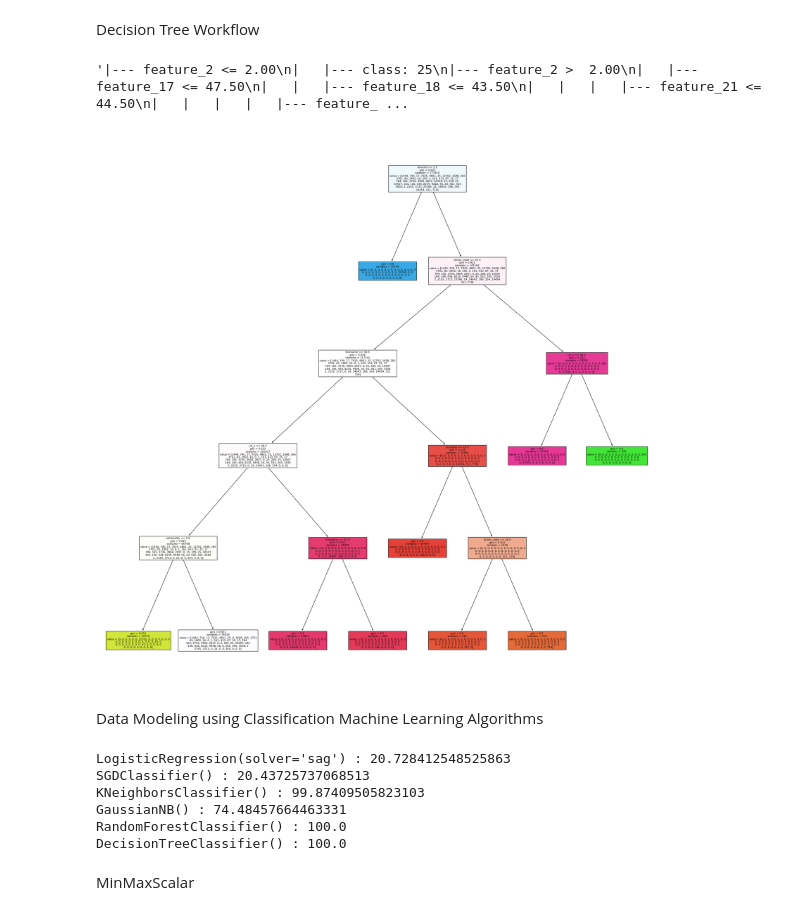
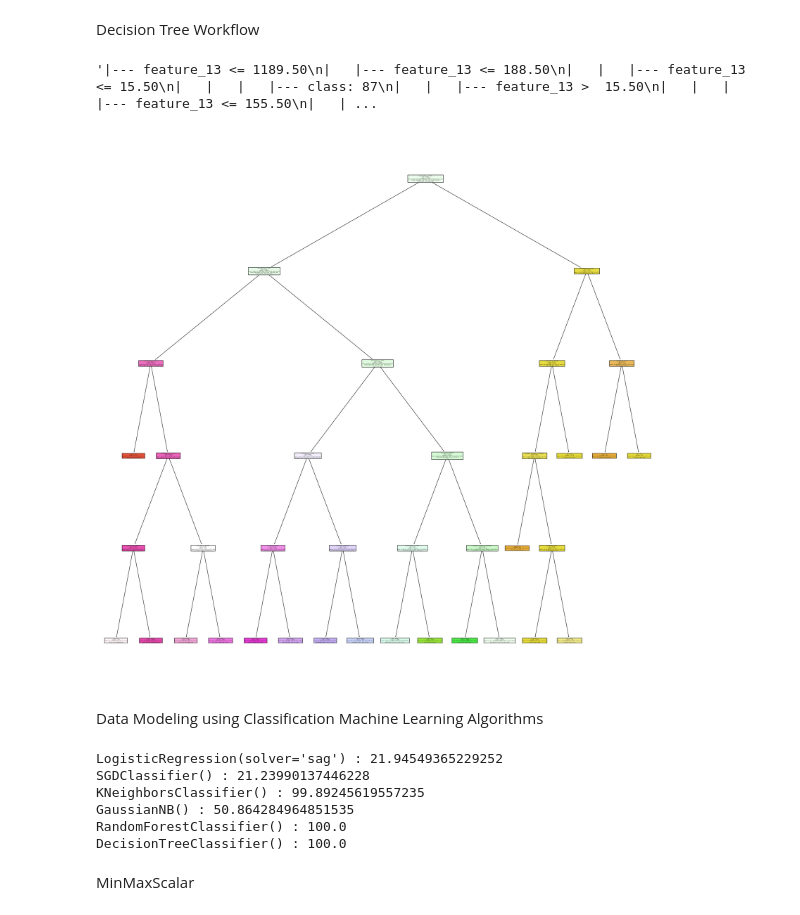
Before and after one commit to ToyotaPrius9/DataScienceFP, a Jupyter notebook: FP.ipynb, the cells around one changed output. Saved outputs shown, nothing was run; the diff lists cells and outputs as text; code cells hidden in the pictures.

```diff
--- a/FP.ipynb
+++ b/FP.ipynb
@@ -521,8 +530,8 @@ df.head()
 # %% [markdown]
 ML Algorithms!!!
 # %%
-x = df.drop(['driver_name'], axis=1) # for ml
-y = df.driver_name # for ml
+x = df.drop(['laps'], axis=1) # for ml target
+y = df.laps # for ml target
 xtrain, xtest, ytrain, ytest = train_test_split(x,y,test_size=0.3,random_state=42) # tain test split formula...
 clf = DecisionTreeClassifier(max_depth=5,random_state=2004) # setting
 clf.fit(xtrain, ytrain)
@@ -533,19 +542,19 @@ Decision Tree Workflow
 # %%
 tree.export_text(clf) # to some kind of text format
 # %% [output]
-'|--- feature_2 <= 2.00\n|   |--- class: 25\n|--- feature_2 >  2.00\n|   |--- feature_17 <= 47.50\n|   |   |--- feature_18 <= 43.50\n|   |   |   |--- feature_21 <= 44.50\n|   |   |   |   |--- feature_ ...
+'|--- feature_13 <= 1189.50\n|   |--- feature_13 <= 188.50\n|   |   |--- feature_13 <= 15.50\n|   |   |   |--- class: 87\n|   |   |--- feature_13 >  15.50\n|   |   |   |--- feature_13 <= 155.50\n|   | ...
 # %%
 # appropriate variables for the decision tree
 fn = list(df.columns)
-fn.remove('driver_name') # dont need the driver name for this one
+fn.remove('laps') # dont need laps for this one
 
 # Plotting decision tree
 dtplot = plt.figure(figsize=(30,30))
 _ = tree.plot_tree(clf,
                feature_names=fn,
                filled=True)
 # %% [output]
-[figure, old version]
+[figure, new version]
 # %% [markdown]
 Data Modeling using Classification Machine Learning Algorithms
 # %%
@@ -558,7 +567,7 @@ gnb = GaussianNB()
 sgdc = SGDClassifier()
 
 li = [lr,sgdc,knn,gnb,rfc,dtc] # Store in a list
-d = {} #emoty array
+d = {} #emty array
 for i in li: # loop for training
     # Formula for finding some sort of accuracy
     i.fit(xtrain,ytrain)
@@ -566,10 +575,10 @@ for i in li: # loop for training
     print(i,":",accuracy_score(ypred,ytest)*100)
     d.update({str(i):i.score(xtest,ytest)*100})
 # %% [output]
-LogisticRegression(solver='sag') : 20.728412548525863
-SGDClassifier() : 20.43725737068513
-KNeighborsClassifier() : 99.87409505823103
-GaussianNB() : 74.48457664463331
+LogisticRegression(solver='sag') : 21.94549365229252
+SGDClassifier() : 21.23990137446228
+KNeighborsClassifier() : 99.89245619557235
+GaussianNB() : 50.864284964851535
 RandomForestClassifier() : 100.0
 DecisionTreeClassifier() : 100.0
 # %% [markdown]
```
Also changed, not shown: parts of 5 cells of this notebook.
